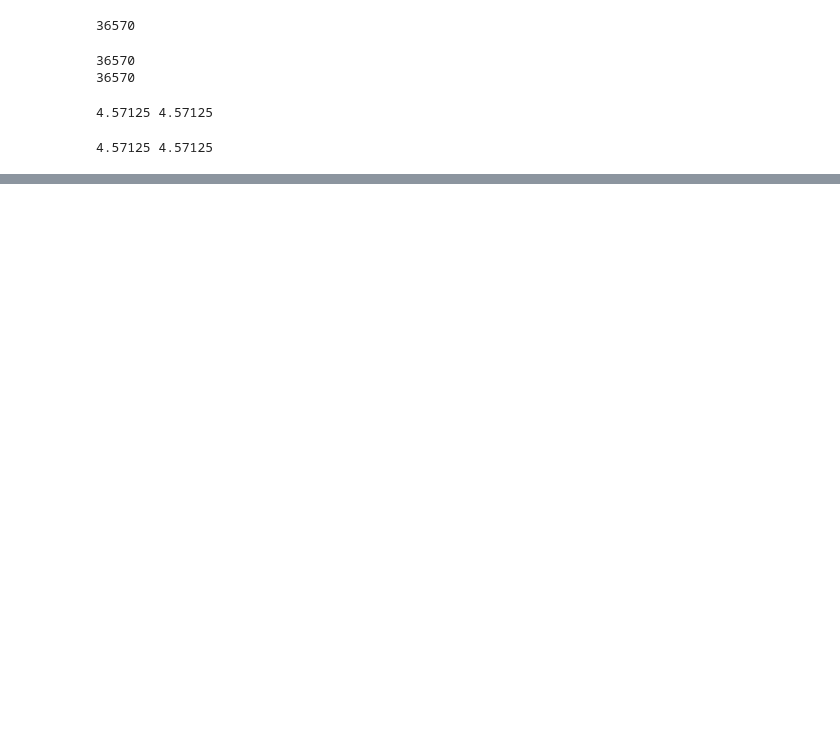
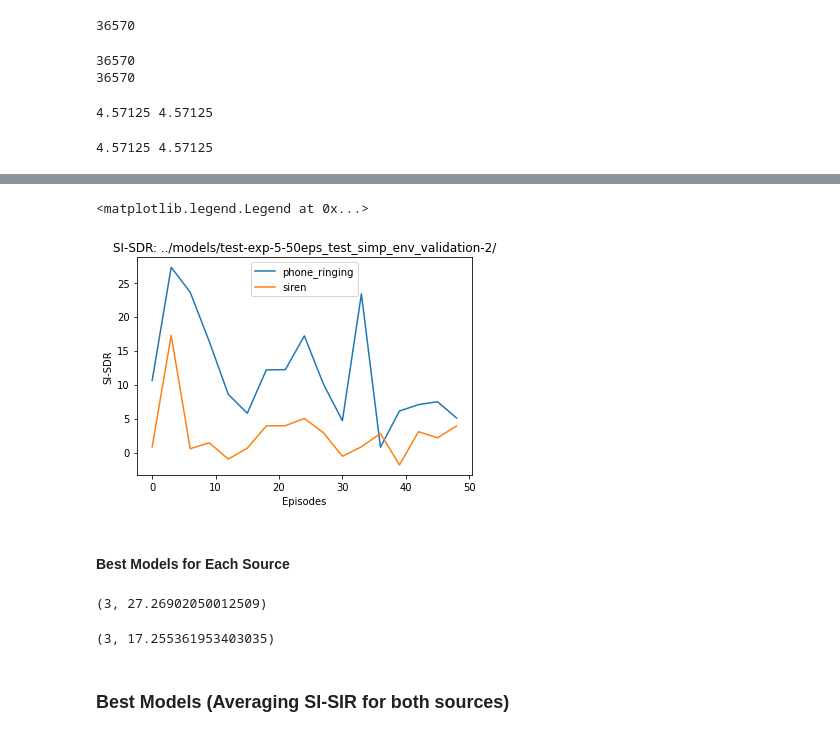
Before and after one commit to pseeth/otoworld, a Jupyter notebook: rl-audition/notebooks/evaluation.ipynb, the cells around one changed output, grey strips where cells are left out. Saved outputs shown, nothing was run; the diff lists cells and outputs as text; code cells hidden in the pictures; blank space fills up the shorter version.

```diff
--- a/rl-audition/notebooks/evaluation.ipynb
+++ b/rl-audition/notebooks/evaluation.ipynb
@@ -406,0 +552,12 @@ print(json.dumps(scores, indent=2))
+# %%
+plt.title('SI-SDR: ' + exp_folder)
+plt.ylabel('SI-SDR')
+plt.xlabel('Episodes')
+plt.plot(episodes, [y for _, y in si_sir_source0], label='phone_ringing')
+plt.plot(episodes, [y for _, y in si_sir_source1], label='siren')
+plt.legend()
+# %% [output]
+<matplotlib.legend.Legend at 0x...>
+[figure, added]
+# %% [markdown]
+#### Best Models for Each Source
@@ -406,0 +574,10 @@ print(json.dumps(scores, indent=2))
+# %%
+best_model_source0
+# %% [output]
+(3, 27.26902050012509)
+# %%
+best_model_source1
+# %% [output]
+(3, 17.255361953403035)
+# %% [markdown]
+### Best Models (Averaging SI-SIR for both sources)
```
Also changed, not shown: parts of 17 cells of this notebook, 1 other file.
